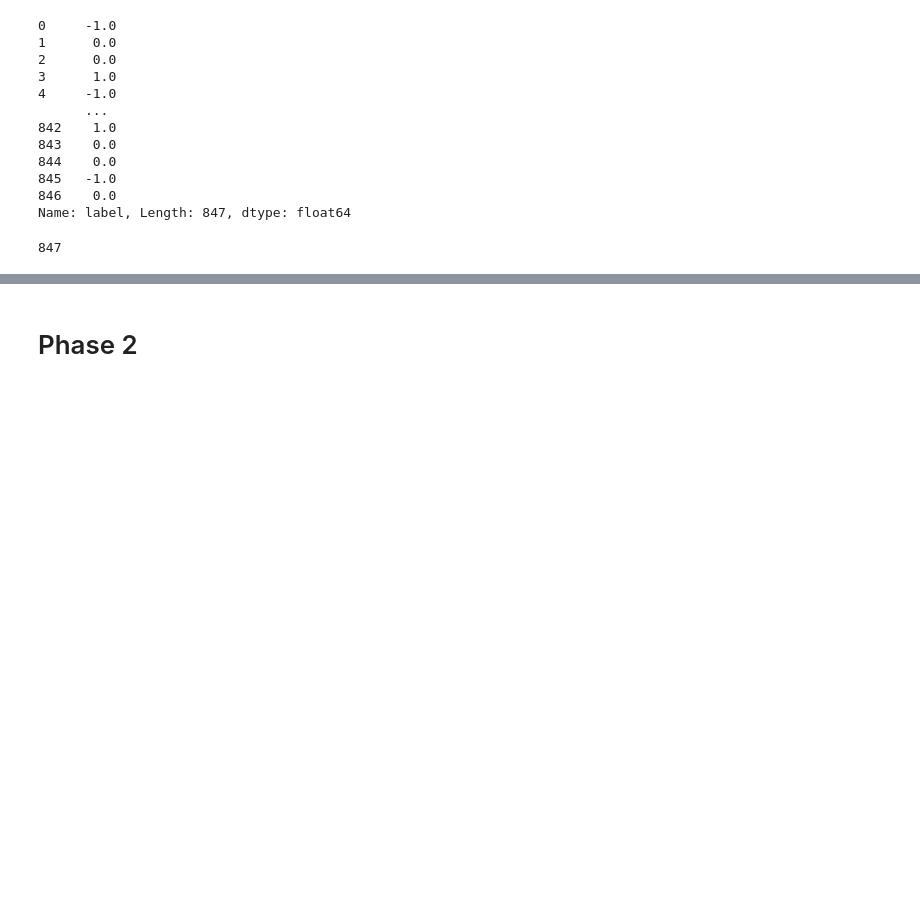
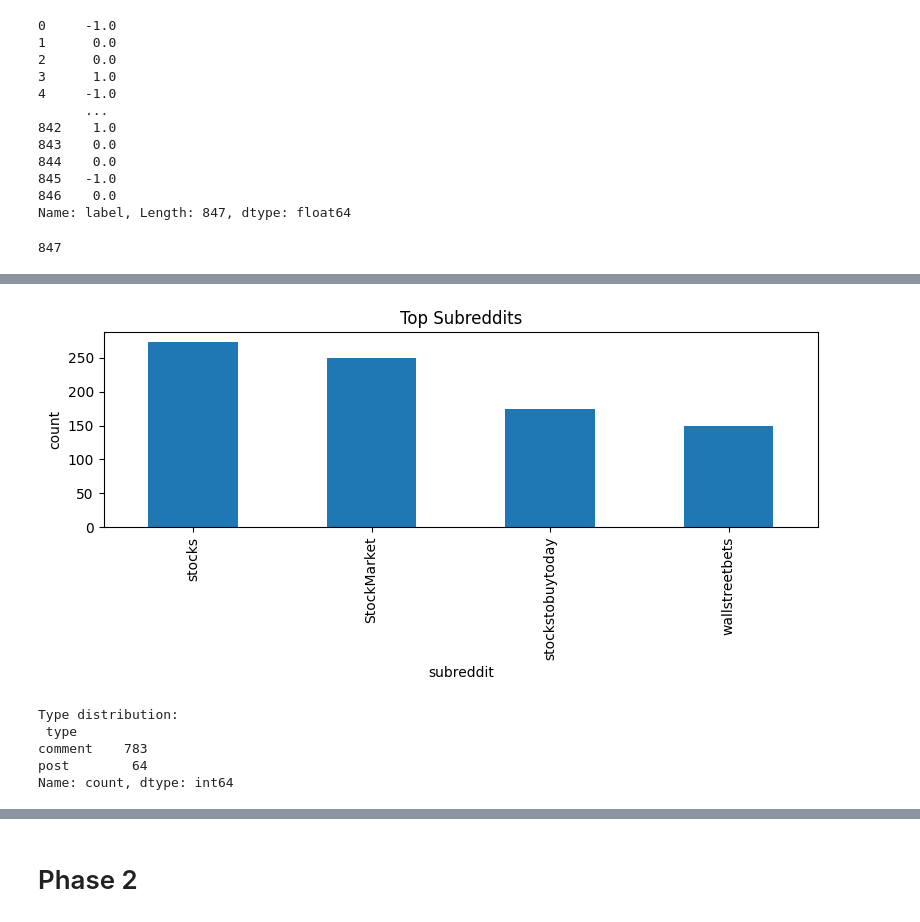
Before and after one commit to Yves-Chou/DM2025-Lab1-Exercise, a Jupyter notebook: DM2025-Lab1-Homework.ipynb, the cells around one changed output, grey strips where cells are left out. Cells and saved outputs as stored; diff of their text form; code cells hidden in the pictures; blank space fills up the shorter version.

```diff
--- a/DM2025-Lab1-Homework.ipynb
+++ b/DM2025-Lab1-Homework.ipynb
@@ -122,0 +229,4 @@ len(df)
+# %%
+# Subreddit  distributions
+top_sub = df["subreddit"].value_counts()
+print("\nTop subreddits):\n", top_sub)
@@ -122,0 +241,21 @@ len(df)
+# %%
+# Plot of Subreddit distributions
+plt.figure(figsize=(8,4))
+top_sub.plot(kind="bar")
+plt.title("Top Subreddits")
+plt.xlabel("subreddit")
+plt.ylabel("count")
+plt.tight_layout()
+plt.show()
+# %% [output]
+[figure, added]
+# %%
+# Type distributions
+type_counts = df["type"].value_counts()
+print("\nType distribution:\n", type_counts)
+# %% [output]
+Type distribution:
+ type
+comment    783
+post        64
+Name: count, dtype: int64
```
Also changed, not shown: parts of 74 cells of this notebook.
